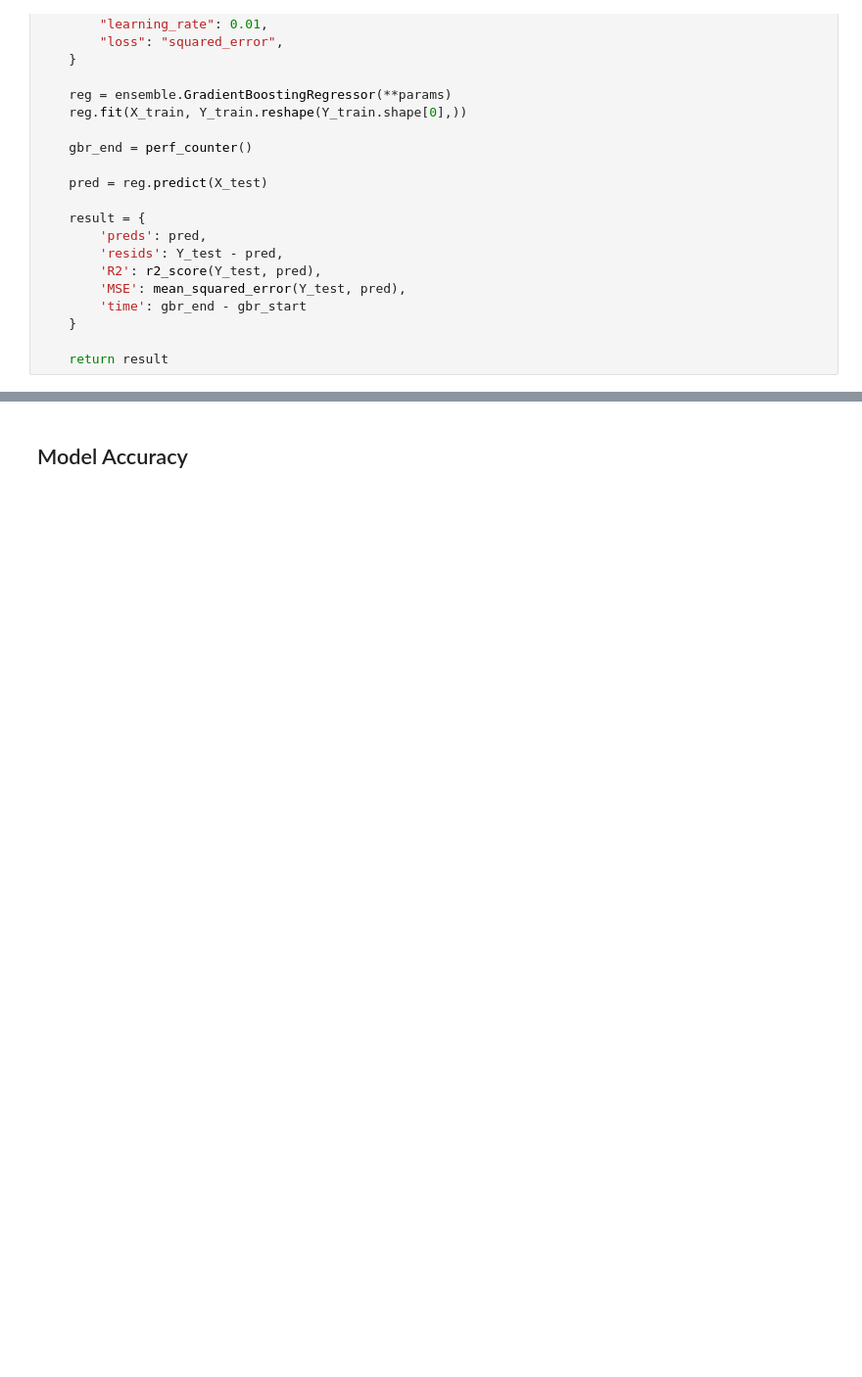
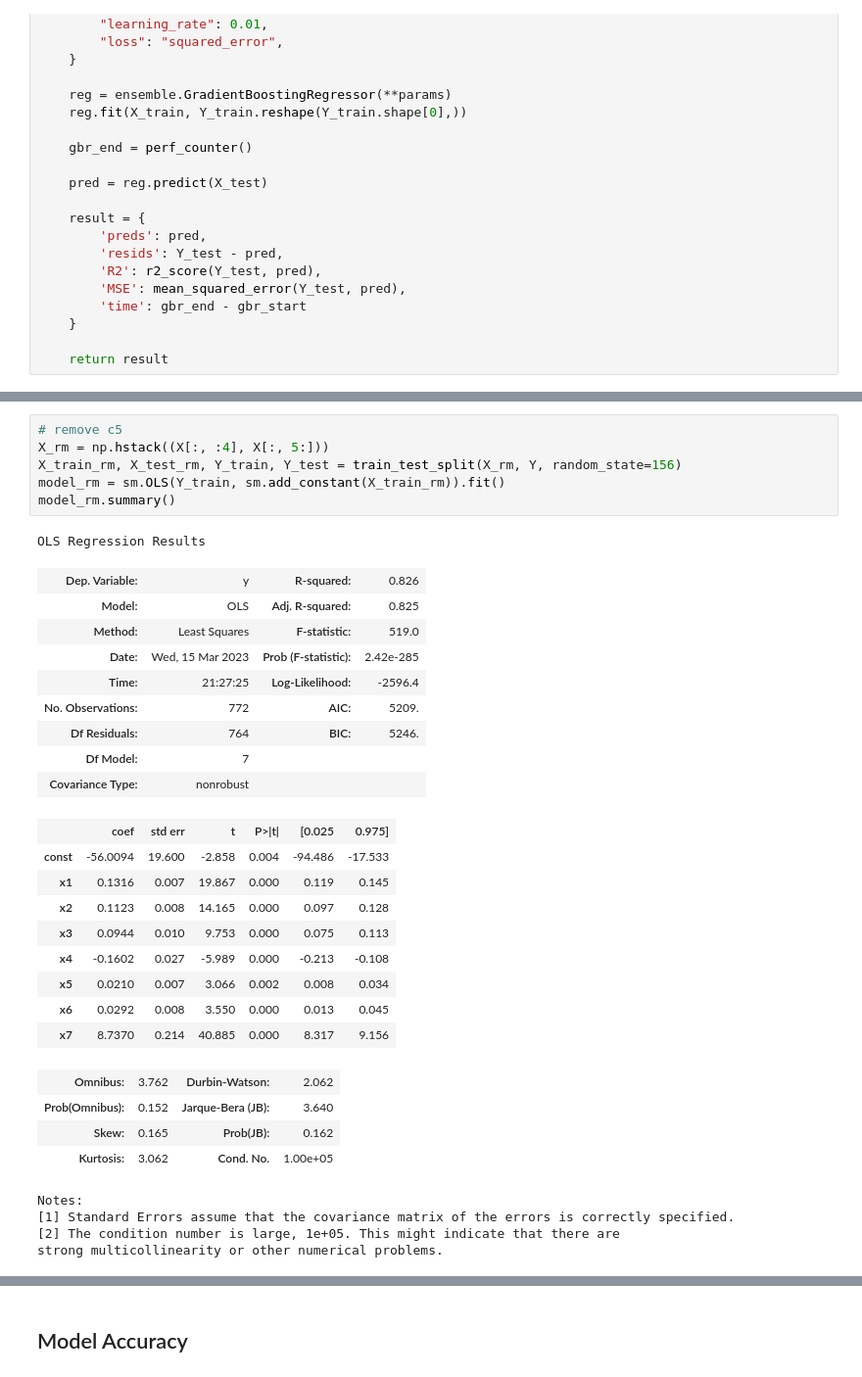
Before and after one commit to CYoung73/STA141C-Final-Project, a Jupyter notebook: STA141C_Project_Work.ipynb, the cells around one changed output, grey strips where cells are left out. Shown at 98% size. Cells and saved outputs as stored; diff of their text form; blank space fills up the shorter version.

```diff
--- a/STA141C_Project_Work.ipynb
+++ b/STA141C_Project_Work.ipynb
@@ -469,0 +506,34 @@ GBR(A, b)
+# %%
+# remove c5
+X_rm = np.hstack((X[:, :4], X[:, 5:]))
+X_train_rm, X_test_rm, Y_train, Y_test = train_test_split(X_rm, Y, random_state=156)
+model_rm = sm.OLS(Y_train, sm.add_constant(X_train_rm)).fit()
+model_rm.summary()
+# %% [output]
+OLS Regression Results
+| Dep. Variable: | y | R-squared: | 0.826 |
+| Model: | OLS | Adj. R-squared: | 0.825 |
+| Method: | Least Squares | F-statistic: | 519.0 |
+| Date: | Wed, 15 Mar 2023 | Prob (F-statistic): | 2.42e-285 |
+| Time: | 21:27:25 | Log-Likelihood: | -2596.4 |
+| No. Observations: | 772 | AIC: | 5209. |
+| Df Residuals: | 764 | BIC: | 5246. |
+| Df Model: | 7 |  |  |
+| Covariance Type: | nonrobust |  |  |
+|  | coef | std err | t | P>|t| | [0.025 | 0.975] |
+| const | -56.0094 | 19.600 | -2.858 | 0.004 | -94.486 | -17.533 |
+| x1 | 0.1316 | 0.007 | 19.867 | 0.000 | 0.119 | 0.145 |
+| x2 | 0.1123 | 0.008 | 14.165 | 0.000 | 0.097 | 0.128 |
+| x3 | 0.0944 | 0.010 | 9.753 | 0.000 | 0.075 | 0.113 |
+| x4 | -0.1602 | 0.027 | -5.989 | 0.000 | -0.213 | -0.108 |
+| x5 | 0.0210 | 0.007 | 3.066 | 0.002 | 0.008 | 0.034 |
+| x6 | 0.0292 | 0.008 | 3.550 | 0.000 | 0.013 | 0.045 |
+| x7 | 8.7370 | 0.214 | 40.885 | 0.000 | 8.317 | 9.156 |
+| Omnibus: | 3.762 | Durbin-Watson: | 2.062 |
+| Prob(Omnibus): | 0.152 | Jarque-Bera (JB): | 3.640 |
+| Skew: | 0.165 | Prob(JB): | 0.162 |
+| Kurtosis: | 3.062 | Cond. No. | 1.00e+05 |
+Notes:
+[1] Standard Errors assume that the covariance matrix of the errors is correctly specified.
+[2] The condition number is large, 1e+05. This might indicate that there are
+strong multicollinearity or other numerical problems.
```
Also changed, not shown: parts of 21 cells of this notebook.
